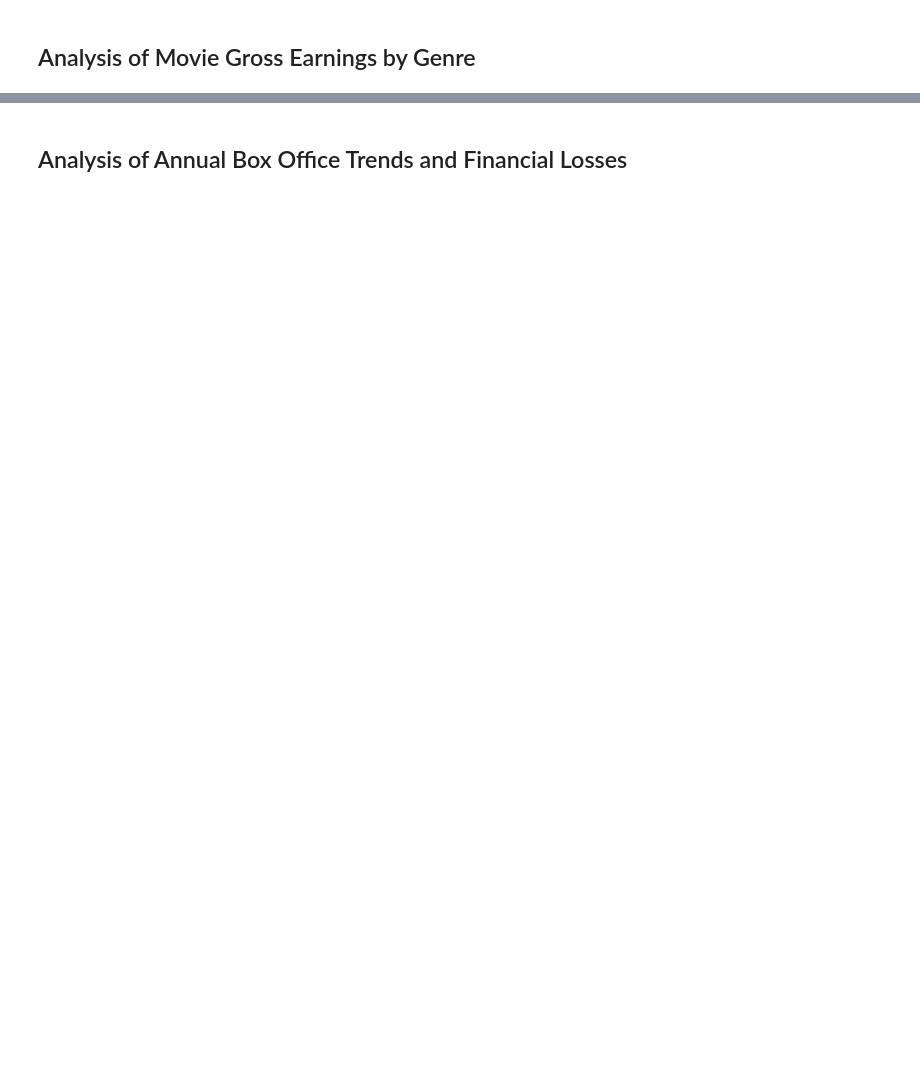
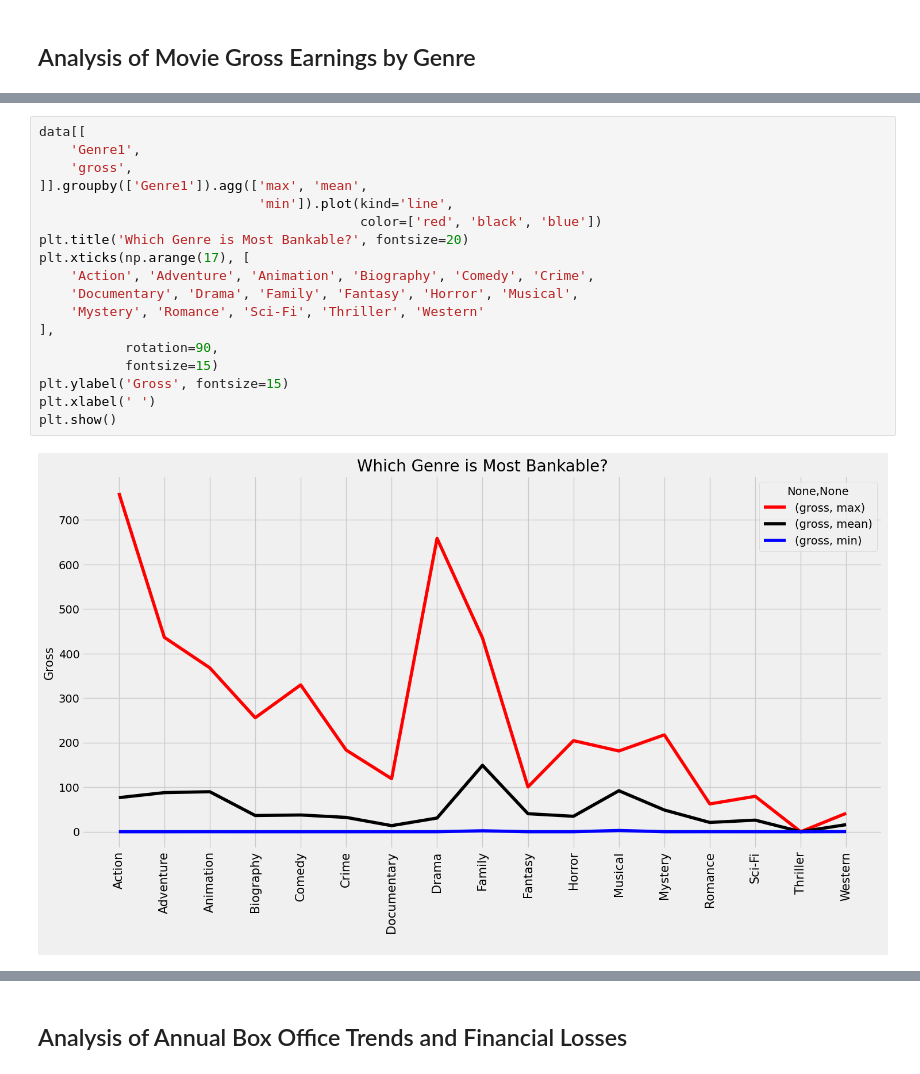
Before and after one commit to ayaramis/DataScience, a Jupyter notebook: recommendation_system/Movie Dataset EDA & Recommendation Engine 13.03.2024.ipynb, the cells around one changed output, grey strips where cells are left out. Saved outputs shown, nothing was run; the diff lists cells and outputs as text; blank space fills up the shorter version.

```diff
--- a/recommendation_system/Movie Dataset EDA & Recommendation Engine 13.03.2024.ipynb
+++ b/recommendation_system/Movie Dataset EDA & Recommendation Engine 13.03.2024.ipynb
@@ -338,0 +398,20 @@ data[['genres', 'Genre1', 'Genre2', 'Genre3', 'Genre4']].head(7)
+# %%
+data[[
+    'Genre1',
+    'gross',
+]].groupby(['Genre1']).agg(['max', 'mean',
+                            'min']).plot(kind='line',
+                                         color=['red', 'black', 'blue'])
+plt.title('Which Genre is Most Bankable?', fontsize=20)
+plt.xticks(np.arange(17), [
+    'Action', 'Adventure', 'Animation', 'Biography', 'Comedy', 'Crime',
+    'Documentary', 'Drama', 'Family', 'Fantasy', 'Horror', 'Musical',
+    'Mystery', 'Romance', 'Sci-Fi', 'Thriller', 'Western'
+],
+           rotation=90,
+           fontsize=15)
+plt.ylabel('Gross', fontsize=15)
+plt.xlabel(' ')
+plt.show()
+# %% [output]
+[figure, added]
```
Also changed, not shown: parts of 12 cells of this notebook.
